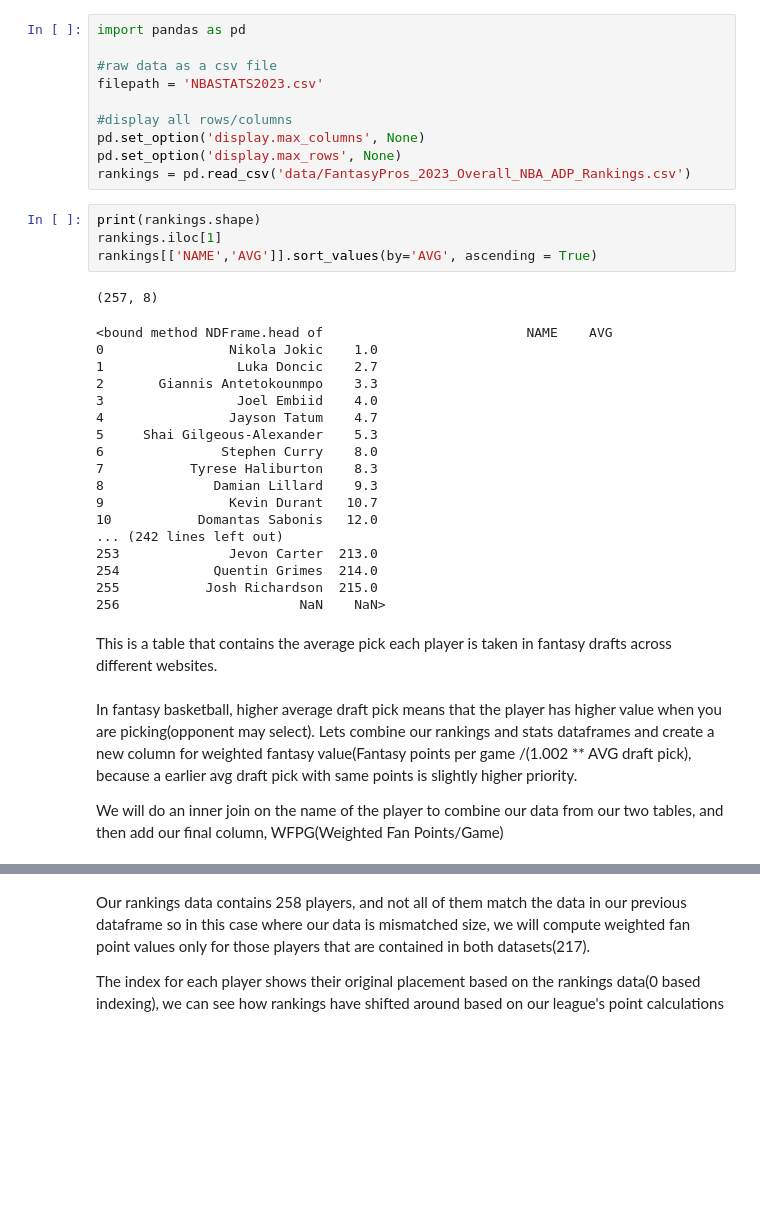
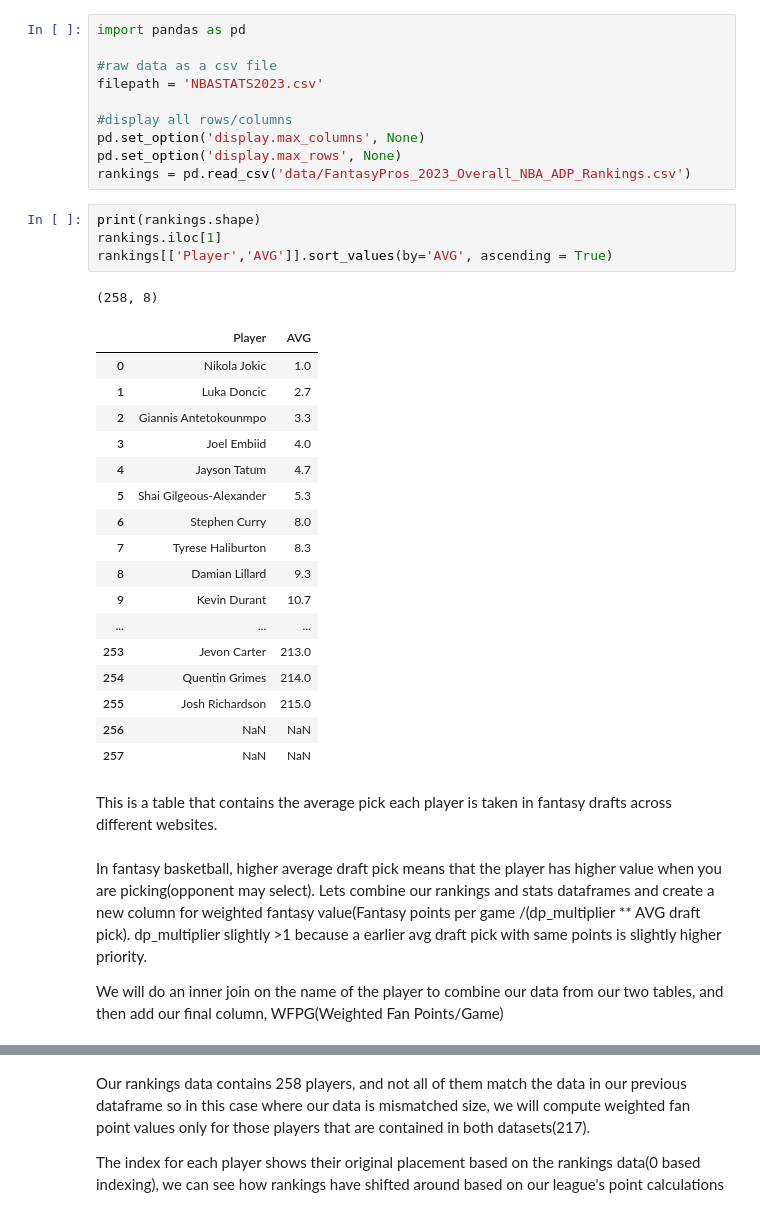
Before and after one commit to alexliu2345/NBA-fantasy-point-calculator, a Jupyter notebook: src/2022-23 NBA DATA.ipynb, the cells around one changed output, grey strips where cells are left out. Saved outputs shown, nothing was run; the diff lists cells and outputs as text; blank space fills up the shorter version.

```diff
--- a/src/2022-23 NBA DATA.ipynb
+++ b/src/2022-23 NBA DATA.ipynb
@@ -276,29 +282,29 @@ rankings = pd.read_csv('data/FantasyPros_2023_Overall_NBA_ADP_Rankings.csv')
 # %%
 print(rankings.shape)
 rankings.iloc[1]
-rankings[['NAME','AVG']].sort_values(by='AVG', ascending = True)
+rankings[['Player','AVG']].sort_values(by='AVG', ascending = True)
 # %% [output]
-(257, 8)
+(258, 8)
-<bound method NDFrame.head of                          NAME    AVG
-0                Nikola Jokic    1.0
-1                 Luka Doncic    2.7
-2       Giannis Antetokounmpo    3.3
-3                 Joel Embiid    4.0
-4                Jayson Tatum    4.7
-5     Shai Gilgeous-Alexander    5.3
-6               Stephen Curry    8.0
-7           Tyrese Haliburton    8.3
-8              Damian Lillard    9.3
-9                Kevin Durant   10.7
-10           Domantas Sabonis   12.0
-... (242 lines left out)
-253              Jevon Carter  213.0
-254            Quentin Grimes  214.0
-255           Josh Richardson  215.0
-256                       NaN    NaN>
+|  | Player | AVG |
+| 0 | Nikola Jokic | 1.0 |
+| 1 | Luka Doncic | 2.7 |
+| 2 | Giannis Antetokounmpo | 3.3 |
+| 3 | Joel Embiid | 4.0 |
+| 4 | Jayson Tatum | 4.7 |
+| 5 | Shai Gilgeous-Alexander | 5.3 |
+| 6 | Stephen Curry | 8.0 |
+| 7 | Tyrese Haliburton | 8.3 |
+| 8 | Damian Lillard | 9.3 |
+| 9 | Kevin Durant | 10.7 |
+| ... | ... | ... |
+| 253 | Jevon Carter | 213.0 |
+| 254 | Quentin Grimes | 214.0 |
+| 255 | Josh Richardson | 215.0 |
+| 256 | NaN | NaN |
+| 257 | NaN | NaN |
 # %% [markdown]
 This is a table that contains the average pick each player is taken in fantasy drafts across different websites.
 # %% [markdown]
-In fantasy basketball, higher average draft pick means that the player has higher value when you are picking(opponent may select). Lets combine our rankings and stats dataframes and create a new column for weighted fantasy value(Fantasy points per game /(1.002 ** AVG draft pick), because a earlier avg draft pick with same points is slightly higher priority.
+In fantasy basketball, higher average draft pick means that the player has higher value when you are picking(opponent may select). Lets combine our rankings and stats dataframes and create a new column for weighted fantasy value(Fantasy points per game /(dp_multiplier ** AVG draft pick). dp_multiplier slightly >1 because a earlier avg draft pick with same points is slightly higher priority.
 
 We will do an inner join on the name of the player to combine our data from our two tables, and then add our final column, WFPG(Weighted Fan Points/Game)
```
Also changed, not shown: parts of 5 cells of this notebook.
